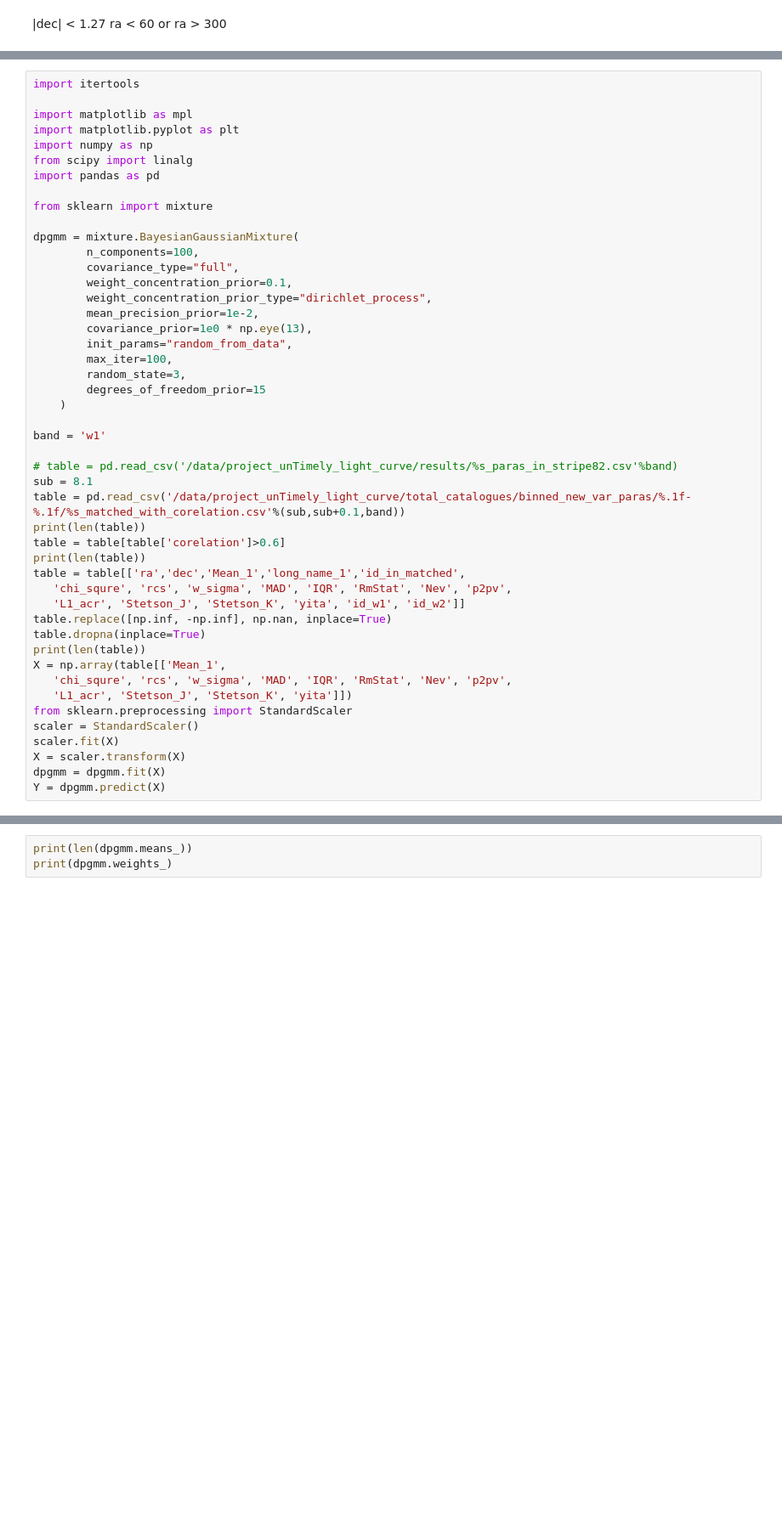
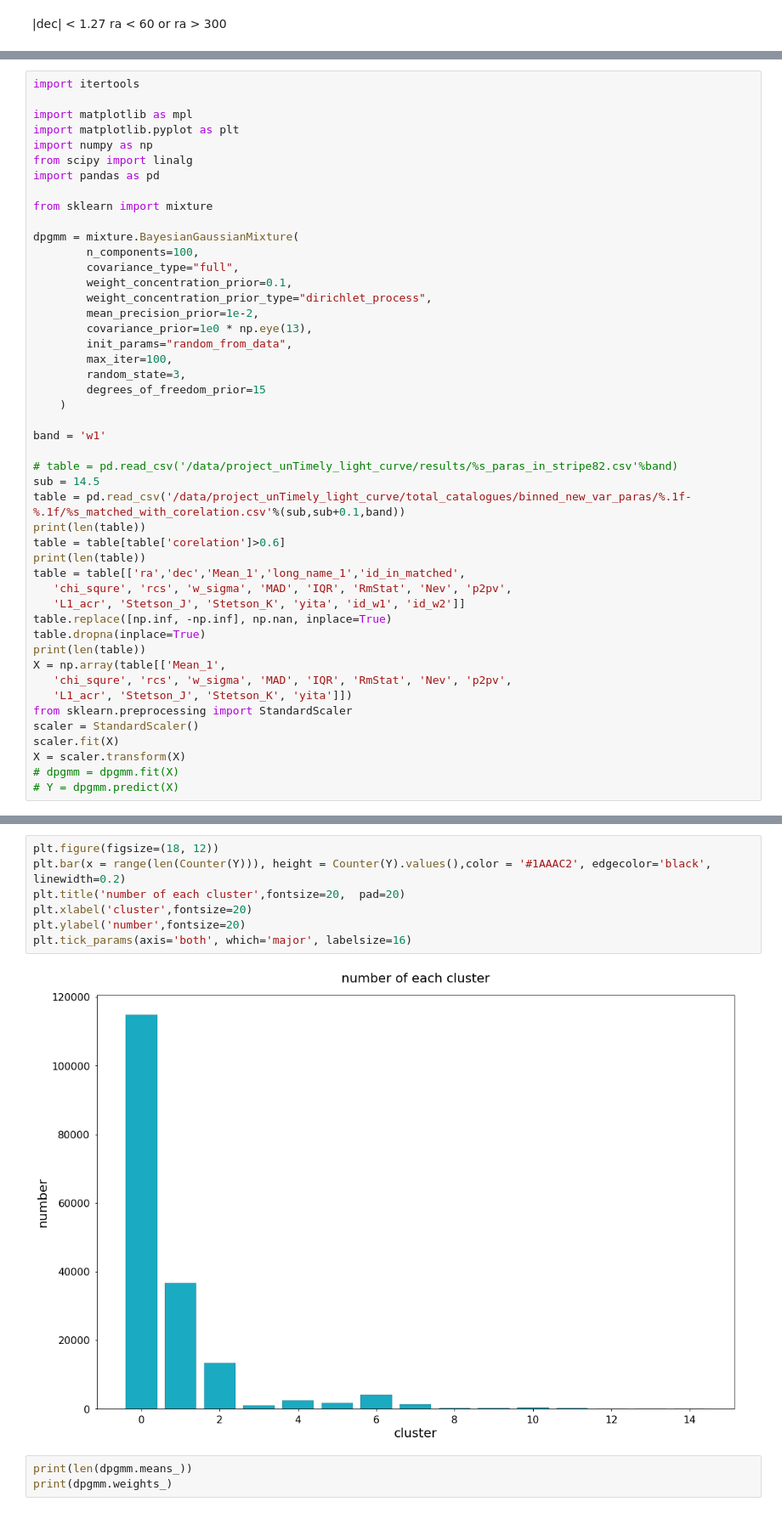
Before and after one commit to 52Hzihan/project_unTimely_light_curve, a Jupyter notebook: tune_parameter.ipynb, the cells around one changed output, grey strips where cells are left out. Shown at 85% size. Cells and saved outputs as stored; diff of their text form; blank space fills up the shorter version.

```diff
--- a/tune_parameter.ipynb
+++ b/tune_parameter.ipynb
@@ -71,7 +71,7 @@ dpgmm = mixture.BayesianGaussianMixture(
 band = 'w1'
 
 # table = pd.read_csv('/data/project_unTimely_light_curve/results/%s_paras_in_stripe82.csv'%band)
-sub = 8.1
+sub = 14.5
 table = pd.read_csv('/data/project_unTimely_light_curve/total_catalogues/binned_new_var_paras/%.1f-%.1f/%s_matched_with_corelation.csv'%(sub,sub+0.1,band))
 print(len(table))
 table = table[table['corelation']>0.6]
@@ -89,6 +89,6 @@ from sklearn.preprocessing import StandardScaler
 scaler = StandardScaler()
 scaler.fit(X)
 X = scaler.transform(X)
-dpgmm = dpgmm.fit(X)
-Y = dpgmm.predict(X)
+# dpgmm = dpgmm.fit(X)
+# Y = dpgmm.predict(X)
 # %% [output]
@@ -126,3 +130,12 @@ plt.show()
+# %%
+plt.figure(figsize=(18, 12))
+plt.bar(x = range(len(Counter(Y))), height = Counter(Y).values(),color = '#1AAAC2', edgecolor='black', linewidth=0.2)
+plt.title('number of each cluster',fontsize=20,  pad=20)
+plt.xlabel('cluster',fontsize=20)
+plt.ylabel('number',fontsize=20)
+plt.tick_params(axis='both', which='major', labelsize=16)
+# %% [output]
+[figure, added]
 # %%
 print(len(dpgmm.means_))
 print(dpgmm.weights_)
```
Also changed, not shown: parts of 21 cells of this notebook, 17 other files.
